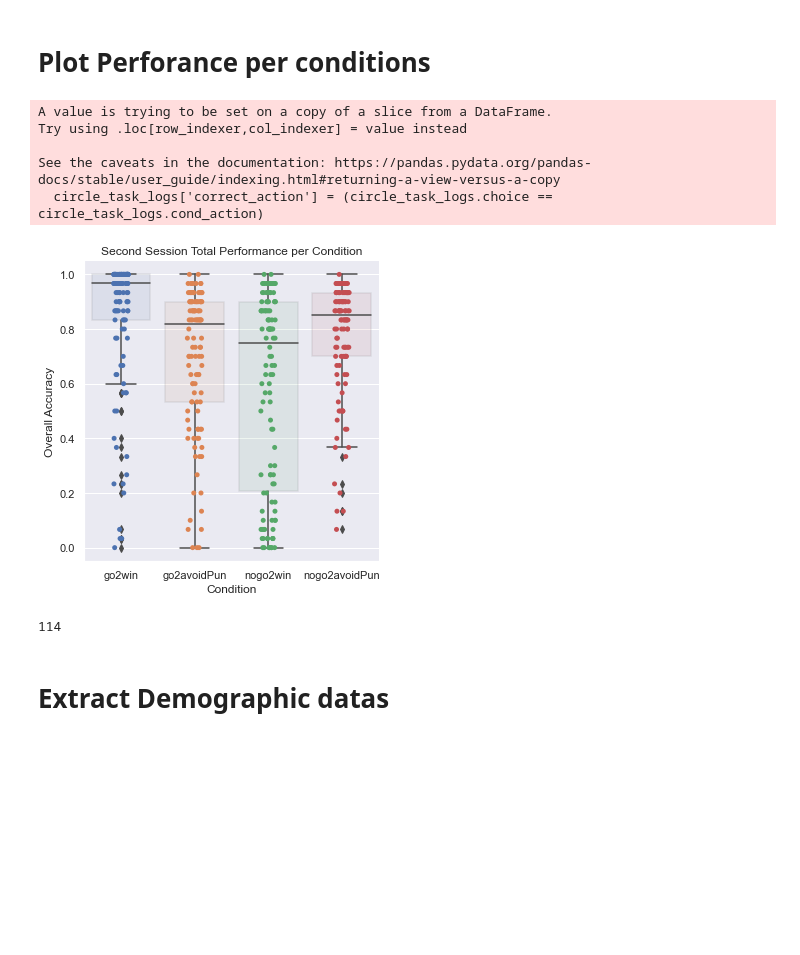
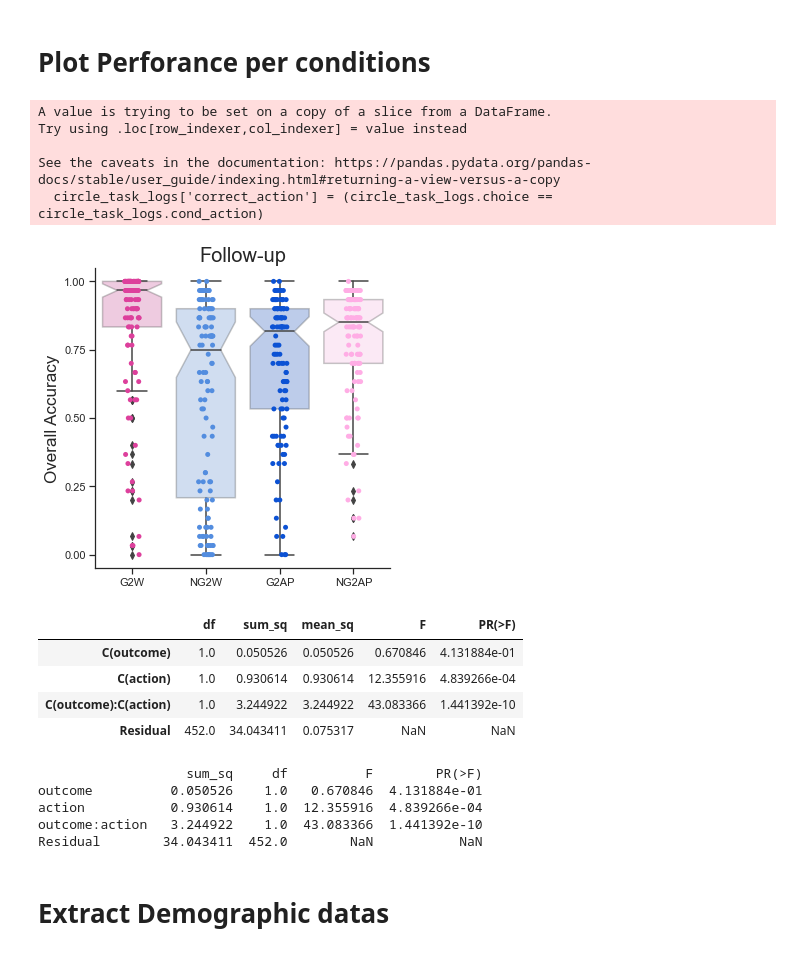
Before and after one commit to Sepsad/Interindividual-differences-in-Learning-to-Act-or-Avoid, a Jupyter notebook: Second_session.ipynb, the cells around one changed output. Saved outputs shown, nothing was run; the diff lists cells and outputs as text; code cells hidden in the pictures; blank space fills up the shorter version.

Commit message:
color coding

```diff
--- a/Second_session.ipynb
+++ b/Second_session.ipynb
@@ -4,7 +4,8 @@ import pandas as pd
 pd.set_option("display.max_columns", None)
 pd.set_option("display.max_rows", 150)
 import seaborn as sns
-sns.set_theme(color_codes=True)
+custom_params = {"axes.spines.right": False, "axes.spines.top": False}
+sns.set_theme(style="ticks", rc=custom_params)
 from scipy import stats
 import statsmodels.api as sm
 import numpy as np
@@ -117,28 +135,35 @@ second_session_clean_data.mturkID.unique().shape
 # %% [markdown]
 # Plot Perforance per conditions
 # %%
-mapping = {'1': 'go2win', '2': 'nogo2win', '3': 'go2avoidPun', '4' : 'nogo2avoidPun'}
+mapping = {'1': 'G2W', '2': 'NG2W', '3': 'G2AP', '4' : 'NG2AP'}
 
 circle_task_logs = second_session_clean_data[second_session_clean_data.exp_stage == 'main_target_detection']
 
 circle_task_logs['correct_action'] = (circle_task_logs.choice == circle_task_logs.cond_action)
 performance_per_condition = circle_task_logs.groupby(['mturkID','cond']).mean().reset_index()
 performance_per_condition.cond = performance_per_condition.cond.map(mapping)
 
 
-ax = sns.catplot(x="cond", y="correct", data=performance_per_condition, order= ['go2win','go2avoidPun' ,'nogo2win', 'nogo2avoidPun']);
-ax = sns.boxplot(x="cond", y="correct", data= performance_per_condition, boxprops=dict(alpha=.1), order= ['go2win','go2avoidPun' ,'nogo2win', 'nogo2avoidPun']);
+ax = sns.catplot(x="cond", y="correct", data=performance_per_condition,
+                    order= ['G2W','NG2W' ,'G2AP', 'NG2AP'], alpha = 1,
+                    palette= ["#DD409C","#538DDF","#0C52D4","#FFADE5"]
+                    );
+ax = sns.boxplot(x="cond", y="correct", data= performance_per_condition ,
+                    boxprops=dict(alpha=.3), notch =True,
+                    order= ['G2W','NG2W' ,'G2AP', 'NG2AP'],
+                    palette= ["#DD409C","#538DDF","#0C52D4","#FFADE5"]
+                    );
 
-ax.set(xlabel="Condition", ylabel = "Overall Accuracy", title = 'Second Session Total Performance per Condition')
+ax.yaxis.set_major_locator(plt.MaxNLocator(5))
+ax.set(xlabel="", ylabel = "", title = 'Follow-Up Session')
+ax.set_ylabel('Overall Accuracy', fontsize=17)
+ax.set_title('Follow-up', fontsize = 20)
+
 plt.show()
 # %% [output]
 A value is trying to be set on a copy of a slice from a DataFrame.
 Try using .loc[row_indexer,col_indexer] = value instead
 
 See the caveats in the documentation: https://pandas.pydata.org/pandas-docs/stable/user_guide/indexing.html#returning-a-view-versus-a-copy
   circle_task_logs['correct_action'] = (circle_task_logs.choice == circle_task_logs.cond_action)
-[figure, old version]
+[figure, new version]
-# %%
-len(second_session_clean_data.mturkID.unique())
-# %% [output]
-114
@@ -145,3 +200,29 @@ len(second_session_clean_data.mturkID.unique())
+# %%
+model = smf.ols('performance ~ C(outcome) + C(action) +\
+C(outcome):C(action)',
+            data=performance_for_anova).fit()
+result = sm.stats.anova_lm(model, type=2)
+
+# Print the result
+(result)
+# %% [output]
+|  | df | sum_sq | mean_sq | F | PR(>F) |
+| C(outcome) | 1.0 | 0.050526 | 0.050526 | 0.670846 | 4.131884e-01 |
+| C(action) | 1.0 | 0.930614 | 0.930614 | 12.355916 | 4.839266e-04 |
+| C(outcome):C(action) | 1.0 | 3.244922 | 3.244922 | 43.083366 | 1.441392e-10 |
+| Residual | 452.0 | 34.043411 | 0.075317 | NaN | NaN |
+# %%
+my_model_fit = smf.ols("performance ~ outcome * action ", performance_for_anova).fit()
+# print summary of linear regression
+# print(my_model_fit.summary())
+# show anova table
+print(sm.stats.anova_lm(my_model_fit, typ=2))
+# %% [output]
+                   sum_sq     df          F        PR(>F)
+outcome          0.050526    1.0   0.670846  4.131884e-01
+action           0.930614    1.0  12.355916  4.839266e-04
+outcome:action   3.244922    1.0  43.083366  1.441392e-10
+Residual        34.043411  452.0        NaN           NaN
 # %% [markdown]
 # Extract Demographic datas
 # %%
```
Also changed, not shown: parts of 31 cells of this notebook.
